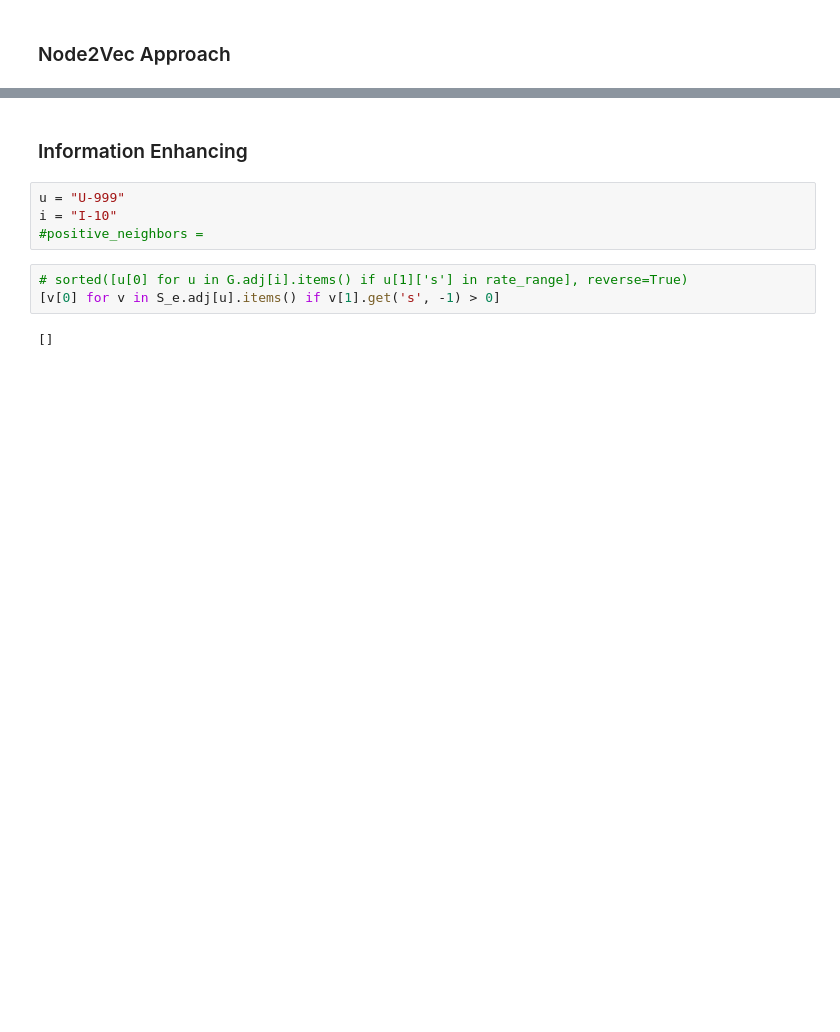
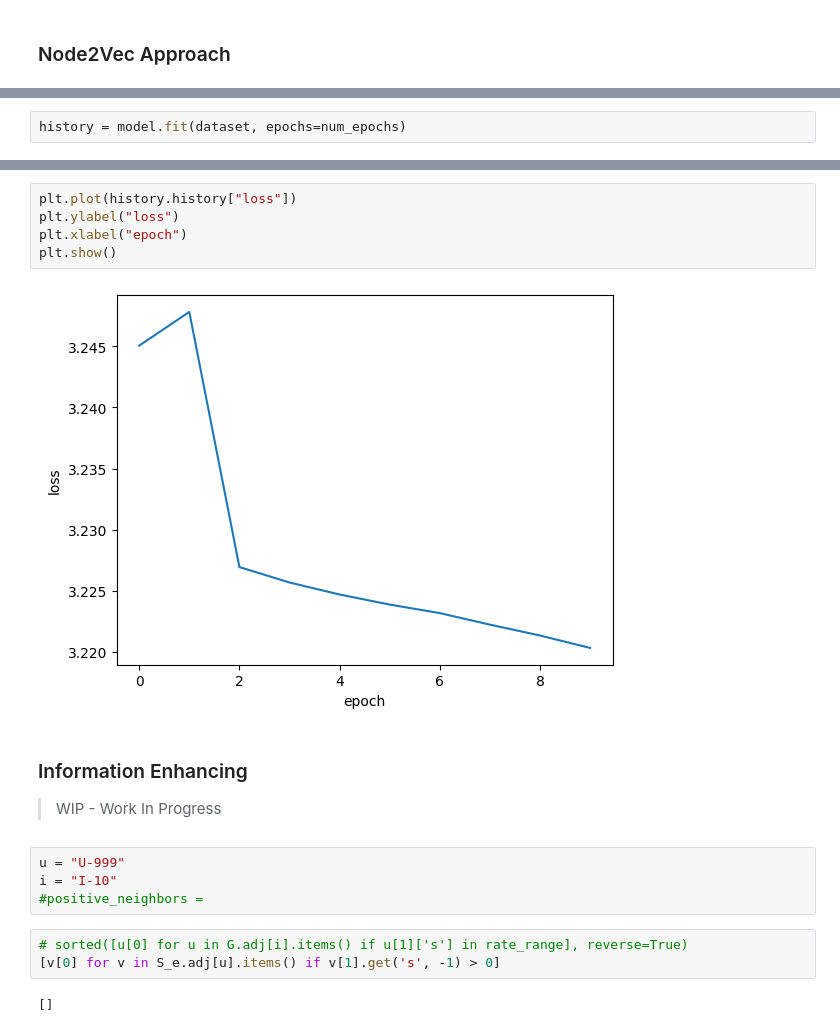
Before and after one commit to ermahechap/NS4DA_projects, a Jupyter notebook: FinalProject/Recommender.ipynb, the cells around one changed output, grey strips where cells are left out. Saved outputs shown, nothing was run; the diff lists cells and outputs as text; blank space fills up the shorter version.

```diff
--- a/FinalProject/Recommender.ipynb
+++ b/FinalProject/Recommender.ipynb
@@ -204,0 +425,2 @@ ERROR: No matching distribution found for stellargraph
+# %%
+history = model.fit(dataset, epochs=num_epochs)
@@ -205,5 +452,14 @@ ERROR: No matching distribution found for stellargraph
+# %%
+plt.plot(history.history["loss"])
+plt.ylabel("loss")
+plt.xlabel("epoch")
+plt.show()
+# %% [output]
+[figure, added]
 # %% [markdown]
 ### Information Enhancing
+
+> WIP - Work In Progress
 # %%
 u = "U-999"
 i = "I-10"
```
Also changed, not shown: parts of 24 cells of this notebook.
